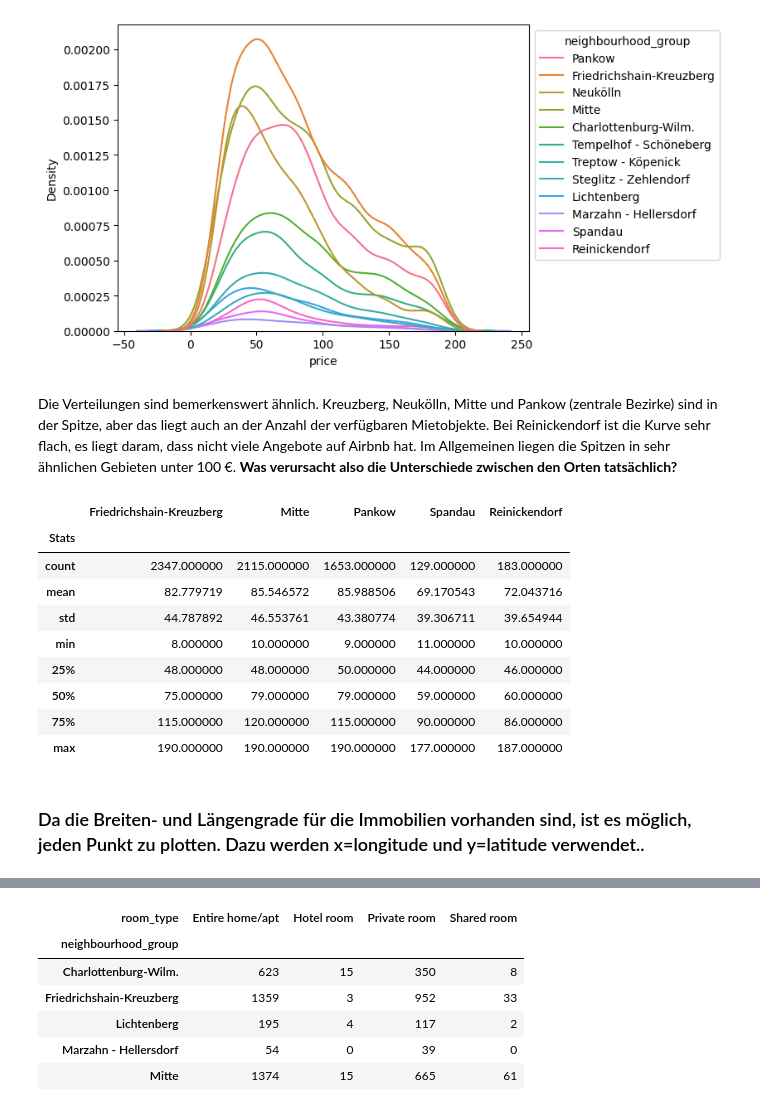
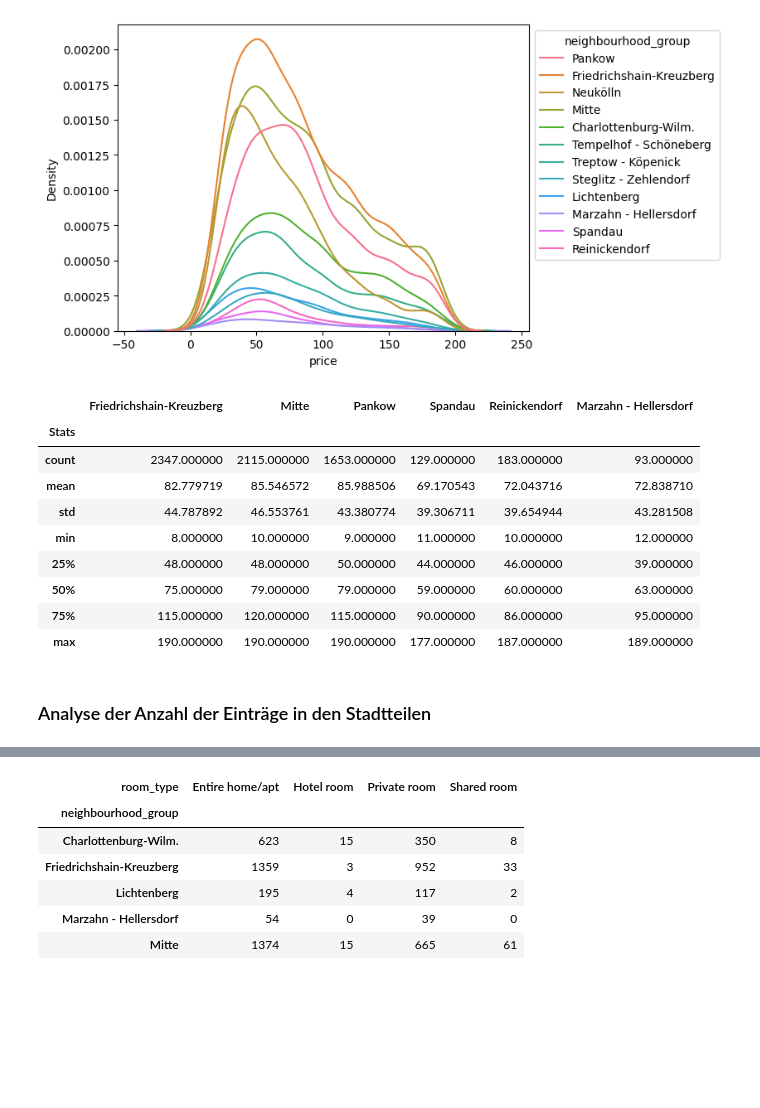
Before and after one commit to awildt01/Airbnb_Berlin-, a Jupyter notebook: Airbnb_(Berlin).ipynb, the cells around one changed output, grey strips where cells are left out. Saved outputs shown, nothing was run; the diff lists cells and outputs as text; code cells hidden in the pictures; blank space fills up the shorter version.

```diff
--- a/Airbnb_(Berlin).ipynb
+++ b/Airbnb_(Berlin).ipynb
@@ -724,12 +734,9 @@ ax = sns.kdeplot(df_clean, x="price", hue="neighbourhood_group")
 sns.move_legend(ax, "upper left", bbox_to_anchor=(1, 1))
 # %% [output]
 [figure]
-# %% [markdown]
-Die Verteilungen sind bemerkenswert ähnlich. Kreuzberg, Neukölln, Mitte und Pankow (zentrale Bezirke) sind in der Spitze, aber das liegt auch an der Anzahl der verfügbaren Mietobjekte. Bei Reinickendorf ist die Kurve sehr flach, es liegt daram,  dass nicht viele Angebote auf Airbnb hat. Im Allgemeinen liegen die Spitzen in sehr ähnlichen Gebieten unter 100 €. **Was verursacht also die Unterschiede zwischen den Orten tatsächlich?**
 # %%
 # Vergleichung der Preisen nach Viertel in Berlin
 
-# Friedrichshain-Kreuzberg
 sub_1=df_clean.loc[df_clean['neighbourhood_group'] == 'Friedrichshain-Kreuzberg']
 price_sub1=sub_1[['price']]
 # Mitte
@@ -741,56 +748,64 @@ price_sub3=sub_3[['price']]
 # spandau
 sub_4=df_clean.loc[df_clean['neighbourhood_group'] == 'Spandau']
 price_sub4=sub_4[['price']]
-#Bronx
+# Reinickendorf
 sub_5=df_clean.loc[df_clean['neighbourhood_group'] == 'Reinickendorf']
 price_sub5=sub_5[['price']]
+# Spandau
+sub_6=df_clean.loc[df_clean['neighbourhood_group'] == 'Marzahn - Hellersdorf']
+price_sub6=sub_6[['price']]
 
 
 
-price_list_by_n=[price_sub1, price_sub2, price_sub3,price_sub4,price_sub5 ]
+price_list_by_n=[price_sub1, price_sub2, price_sub3,price_sub4,price_sub5,price_sub6]
 
-#Erstellung einer leeren Liste, die wir später mit Preisverteilungen für jede "neighbourhood_group" ergänzen werden.
+#einer leeren Liste, die wir später mit Preisverteilungen für jede "neighbourhood_group" ergänzen werden.
+
 p_l_b_n_2=[]
 
-#Erstellen einer Liste mit bekannten Werten in der "neighbourhood_group"-Spalte.
-nei_list=['Friedrichshain-Kreuzberg', 'Mitte','Pankow','Spandau','Reinickendorf']
+#einer Liste mit bekannten Werten in der "neighbourhood_group"-Spalte.
+
+nei_list=['Friedrichshain-Kreuzberg', 'Mitte','Pankow','Spandau','Reinickendorf','Marzahn - Hellersdorf']
 
 #Erstellen einer Schleife, um Statistiken für Preisbereiche zu erhalten und sie unserer leeren Liste hinzuzufügen.
+
 for x in price_list_by_n:
     i=x.describe(percentiles=[.25, .50, .75])
-    #i=i.iloc[3:]
+    i=i.iloc[:8]
     i.reset_index(inplace=True)
     i.rename(columns={'index':'Stats'}, inplace=True)
     p_l_b_n_2.append(i)
 
 
 
 # Ändern der Namen der Preis-Spalte in den Bereichsnamen, um das Lesen der Tabelle zu erleichtern.
 p_l_b_n_2[0].rename(columns={'price':nei_list[0]}, inplace=True)
 p_l_b_n_2[1].rename(columns={'price':nei_list[1]}, inplace=True)
 p_l_b_n_2[2].rename(columns={'price':nei_list[2]}, inplace=True)
 p_l_b_n_2[3].rename(columns={'price':nei_list[3]}, inplace=True)
 p_l_b_n_2[4].rename(columns={'price':nei_list[4]}, inplace=True)
+p_l_b_n_2[5].rename(columns={'price':nei_list[5]}, inplace=True)
 
 
-#Unser DataFrame für die abschließende Ansicht finalisieren.
+# Unser DataFrame für die abschließende Ansicht.
+
 stat_df=p_l_b_n_2
 stat_df=[df.set_index('Stats') for df in stat_df]
 stat_df=stat_df[0].join(stat_df[1:])
 stat_df
 # %% [output]
-|  | Friedrichshain-Kreuzberg | Mitte | Pankow | Spandau | Reinickendorf |
-| Stats |  |  |  |  |  |
-| count | 2347.000000 | 2115.000000 | 1653.000000 | 129.000000 | 183.000000 |
-| mean | 82.779719 | 85.546572 | 85.988506 | 69.170543 | 72.043716 |
-| std | 44.787892 | 46.553761 | 43.380774 | 39.306711 | 39.654944 |
-| min | 8.000000 | 10.000000 | 9.000000 | 11.000000 | 10.000000 |
-| 25% | 48.000000 | 48.000000 | 50.000000 | 44.000000 | 46.000000 |
-| 50% | 75.000000 | 79.000000 | 79.000000 | 59.000000 | 60.000000 |
-| 75% | 115.000000 | 120.000000 | 115.000000 | 90.000000 | 86.000000 |
-| max | 190.000000 | 190.000000 | 190.000000 | 177.000000 | 187.000000 |
+|  | Friedrichshain-Kreuzberg | Mitte | Pankow | Spandau | Reinickendorf | Marzahn - Hellersdorf |
+| Stats |  |  |  |  |  |  |
+| count | 2347.000000 | 2115.000000 | 1653.000000 | 129.000000 | 183.000000 | 93.000000 |
+| mean | 82.779719 | 85.546572 | 85.988506 | 69.170543 | 72.043716 | 72.838710 |
+| std | 44.787892 | 46.553761 | 43.380774 | 39.306711 | 39.654944 | 43.281508 |
+| min | 8.000000 | 10.000000 | 9.000000 | 11.000000 | 10.000000 | 12.000000 |
+| 25% | 48.000000 | 48.000000 | 50.000000 | 44.000000 | 46.000000 | 39.000000 |
+| 50% | 75.000000 | 79.000000 | 79.000000 | 59.000000 | 60.000000 | 63.000000 |
+| 75% | 115.000000 | 120.000000 | 115.000000 | 90.000000 | 86.000000 | 95.000000 |
+| max | 190.000000 | 190.000000 | 190.000000 | 177.000000 | 187.000000 | 189.000000 |
-# %% [markdown]
-### Da die Breiten- und Längengrade für die Immobilien vorhanden sind, ist es möglich, jeden Punkt zu plotten. Dazu werden x=longitude und y=latitude verwendet..
+# %% [markdown]
+### Analyse der Anzahl der Einträge in den Stadtteilen
 # %%
 # berlin_lat = df_berlin.latitude.mean()
 # berlin_long = df_berlin.longitude.mean()
```
Also changed, not shown: parts of 43 cells of this notebook.
